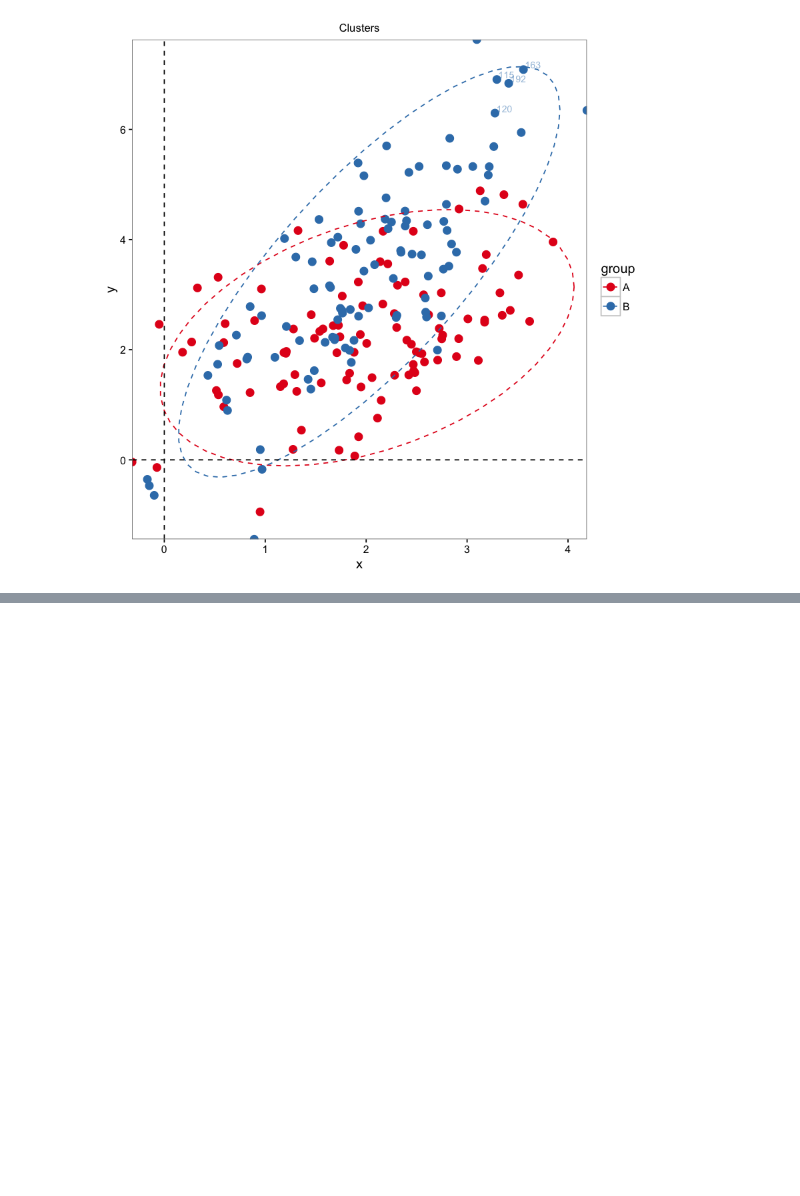
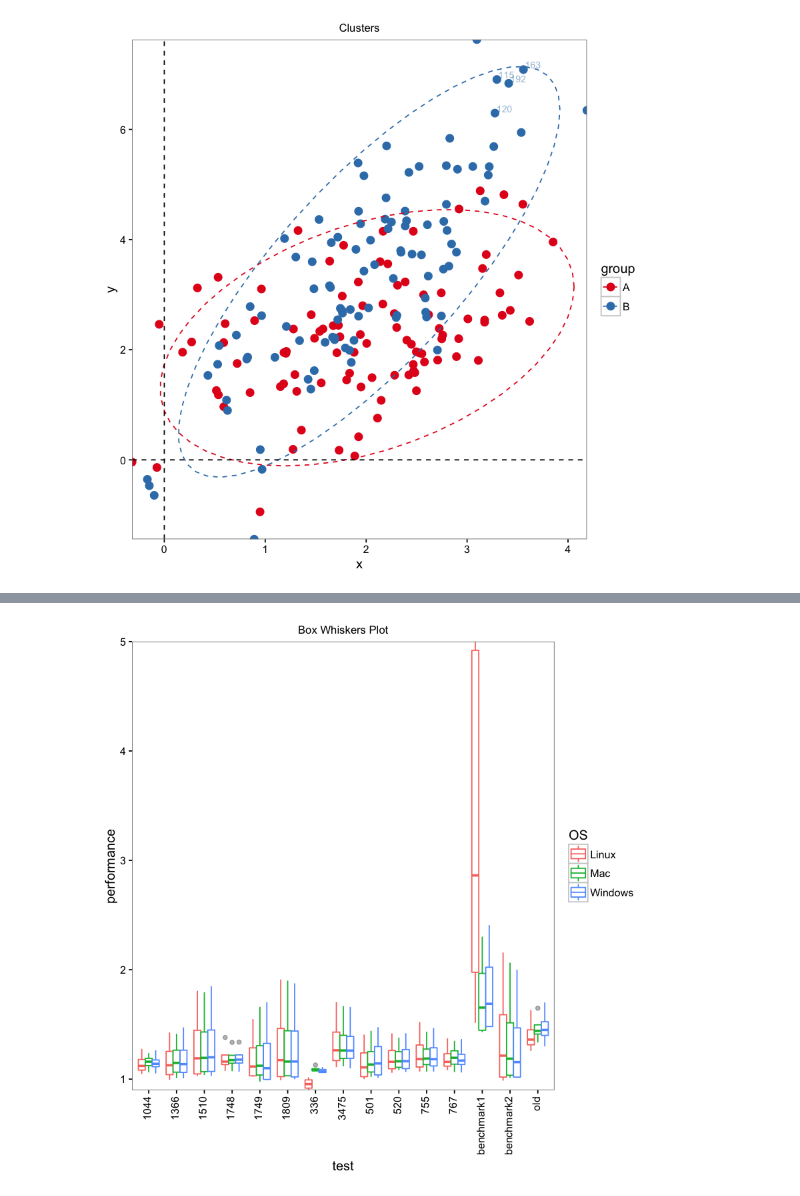
Before and after one commit to walterxie/ComMA, a Jupyter notebook: tutorials/OneCommandLinePlot.ipynb, the cells around one changed output, grey strips where cells are left out. Cells and saved outputs as stored; diff of their text form; code cells hidden in the pictures; blank space fills up the shorter version.

```diff
--- a/tutorials/OneCommandLinePlot.ipynb
+++ b/tutorials/OneCommandLinePlot.ipynb
@@ -114,0 +128,6 @@ ggScatterPlot(df.clusters, x.id="x", y.id="y", colour.id="group",
+# %%
+# Zoom the plot without change the underlying data
+ggBoxWhiskersPlot(perf.df, x.id="test", y.id="performance", colour.id="OS",
+                  x.text.angle=90, y.lim.cart=c(NA,5), verbose = F)
+# %% [output]
+[figure, added]
```
Also changed, not shown: parts of 22 cells of this notebook, 1 other file.
